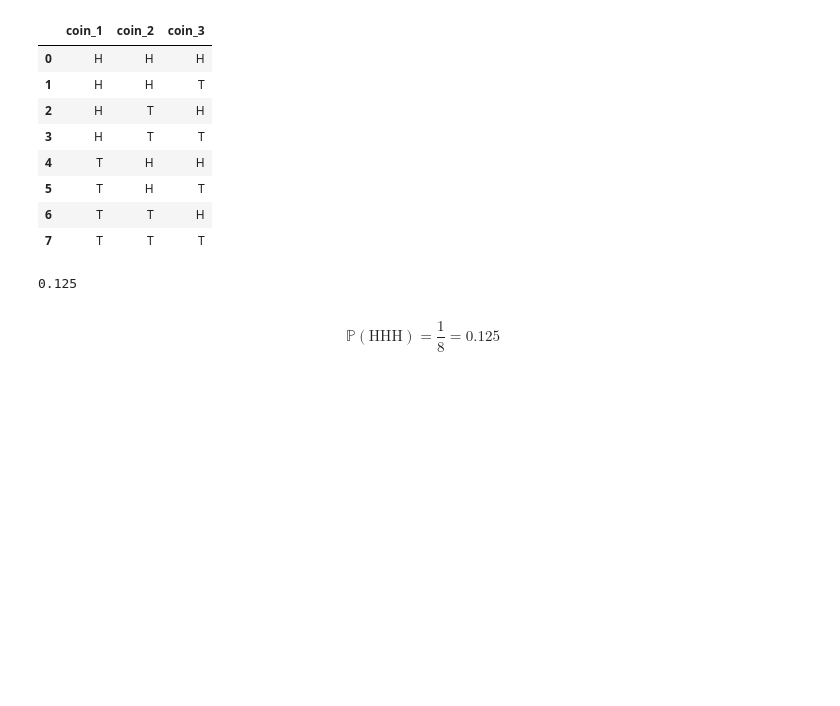
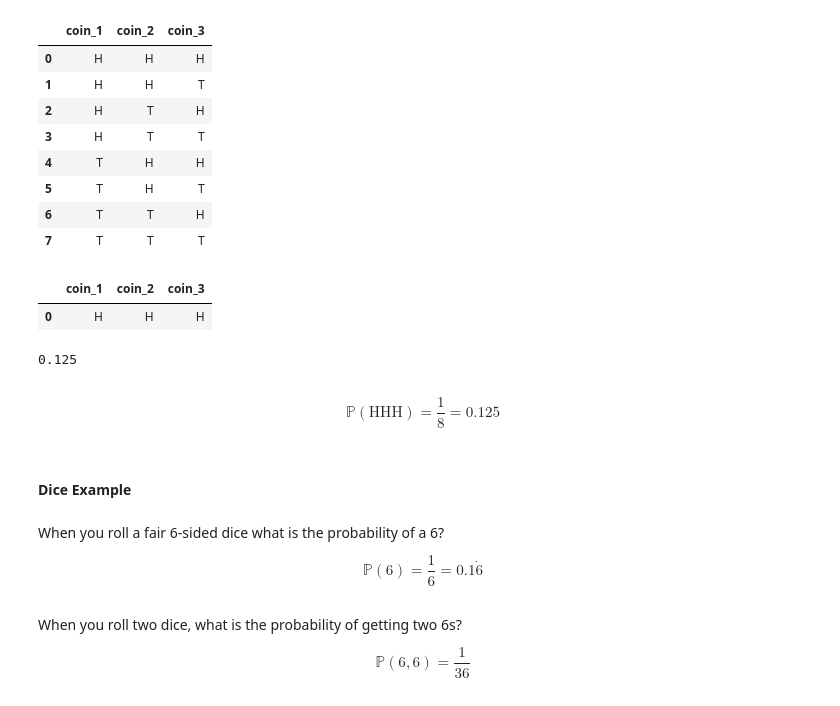
Before and after one commit to PaulToronto/DeepLearning-AI---Mathematics-for-Machine-Learning-and-Data-Science, a Jupyter notebook: 3_1_Introduction_to_Probability_and_Probability_Distributions.ipynb, the cells around one changed output. Saved outputs shown, nothing was run; the diff lists cells and outputs as text; code cells hidden in the pictures; blank space fills up the shorter version.

```diff
--- a/3_1_Introduction_to_Probability_and_Probability_Distributions.ipynb
+++ b/3_1_Introduction_to_Probability_and_Probability_Distributions.ipynb
@@ -69,12 +71,31 @@ three_coins
 # %%
 event = three_coins[(three_coins['coin_1'] == 'H') &
                     (three_coins['coin_2'] == 'H') &
                     (three_coins['coin_3'] == 'H')]
 
-len(event) / len(three_coins)
+event
 # %% [output]
-0.125
+|  | coin_1 | coin_2 | coin_3 |
+| 0 | H | H | H |
+# %%
+len(event) / len(three_coins)
+# %% [output]
+0.125
 # %% [markdown]
 $$
 \mathbb{P}\left(\text{HHH}\right) = \frac{1}{8} = 0.125
 $$
+# %% [markdown]
+#### Dice Example
+# %% [markdown]
+When you roll a fair 6-sided dice what is the probability of a 6?
+
+$$
+\mathbb{P}(6) = \frac{1}{6} = 0.1\dot{6}
+$$
+# %% [markdown]
+When you roll two dice, what is the probability of getting two 6s?
+
+$$
+\mathbb{P}(6, 6) = \frac{1}{36}
+$$
```
Also changed, not shown: parts of 32 cells of this notebook.
